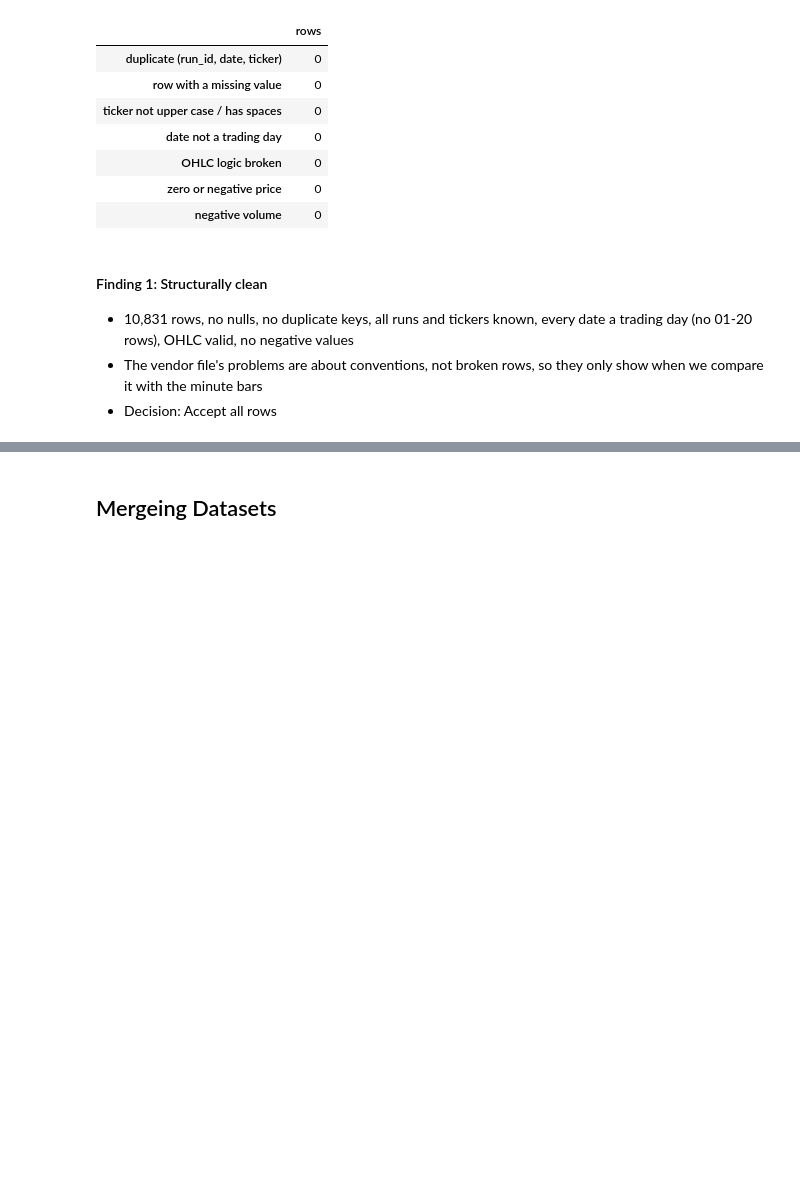
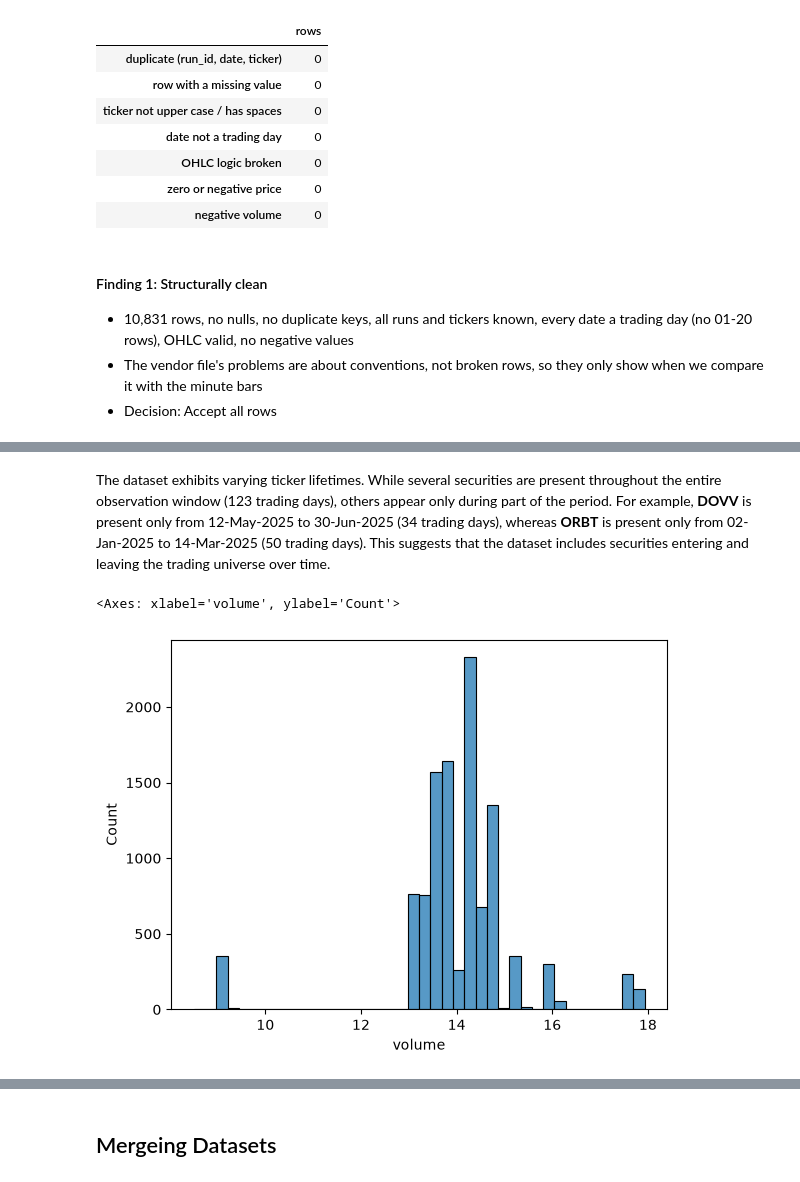
Before and after one commit to SondosMahmoud-5/data-engineering-project, a Jupyter notebook: Project/EDA_V2 copy.ipynb, the cells around one changed output, grey strips where cells are left out. Drawn from its saved outputs; the diff is of its cells as text; code cells hidden in the pictures; blank space fills up the shorter version.

```diff
--- a/Project/EDA_V2 copy.ipynb
+++ b/Project/EDA_V2 copy.ipynb
@@ -1167,0 +1278,12 @@ pd.Series(checks, name="rows").to_frame()      # show the checks as a small tabl
+# %% [markdown]
+The dataset exhibits varying ticker lifetimes. While several securities are present throughout the entire observation window (123 trading days), others appear only during part of the period. For example, **DOVV** is present only from 12-May-2025 to 30-Jun-2025 (34 trading days), whereas **ORBT** is present only from 02-Jan-2025 to 14-Mar-2025 (50 trading days). This suggests that the dataset includes securities entering and leaving the trading universe over time.
+# %%
+import numpy as np
+
+sns.histplot(
+    np.log1p(vendor['volume']),
+    bins=40
+)
+# %% [output]
+<Axes: xlabel='volume', ylabel='Count'>
+[figure, added]
```
Also changed, not shown: parts of 16 cells of this notebook.
